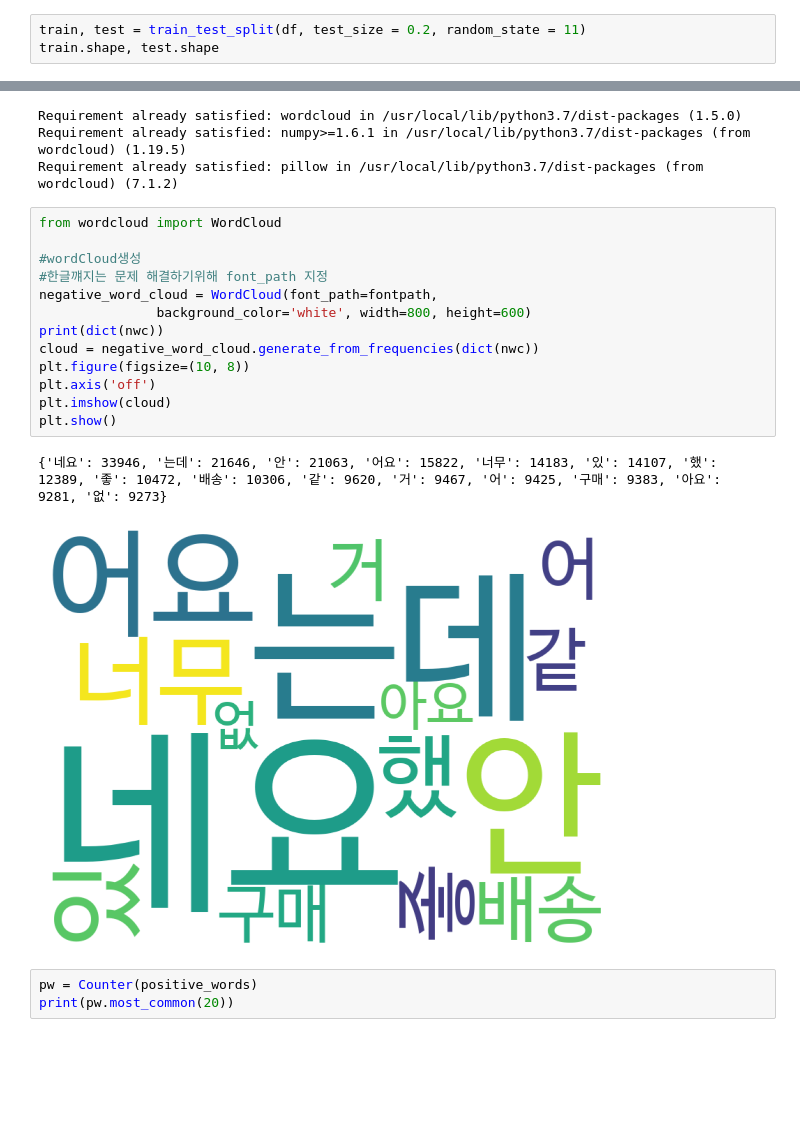
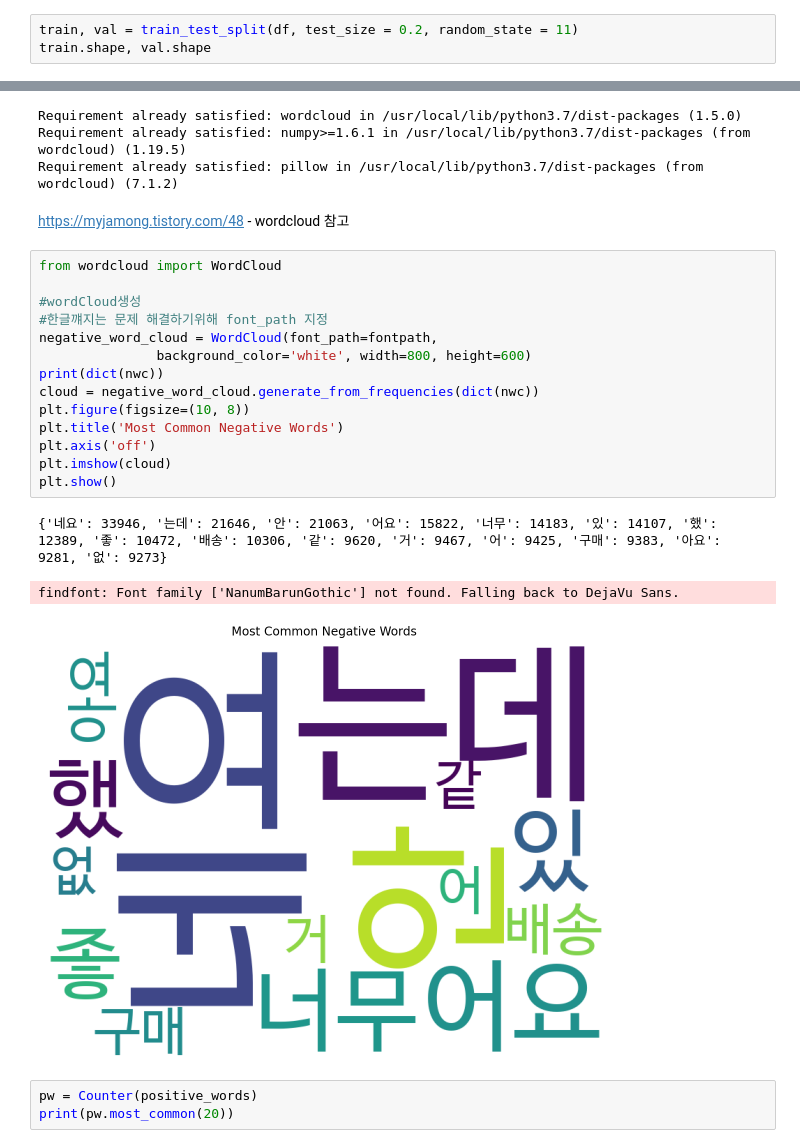
Before and after one commit to threegenie/sentiment_project, a Jupyter notebook: sentiment_project.ipynb, the cells around one changed output, grey strips where cells are left out. Saved outputs shown, nothing was run; the diff lists cells and outputs as text; blank space fills up the shorter version.

```diff
--- a/sentiment_project.ipynb
+++ b/sentiment_project.ipynb
@@ -106,7 +108,7 @@ df.shape
 # %% [markdown]
 #### 훈련, 테스트셋 분리
 # %%
-train, test = train_test_split(df, test_size = 0.2, random_state = 11)
-train.shape, test.shape
+train, val = train_test_split(df, test_size = 0.2, random_state = 11)
+train.shape, val.shape
 # %% [output]
 ((160000, 2), (40000, 2))
@@ -214,22 +235,26 @@ nwc = nw.most_common(15)
 Requirement already satisfied: wordcloud in /usr/local/lib/python3.7/dist-packages (1.5.0)
 Requirement already satisfied: numpy>=1.6.1 in /usr/local/lib/python3.7/dist-packages (from wordcloud) (1.19.5)
 Requirement already satisfied: pillow in /usr/local/lib/python3.7/dist-packages (from wordcloud) (7.1.2)
+# %% [markdown]
+https://myjamong.tistory.com/48 - wordcloud 참고
 # %%
 from wordcloud import WordCloud
 
 #wordCloud생성
 #한글꺠지는 문제 해결하기위해 font_path 지정
 negative_word_cloud = WordCloud(font_path=fontpath,
                background_color='white', width=800, height=600)
 print(dict(nwc))
 cloud = negative_word_cloud.generate_from_frequencies(dict(nwc))
 plt.figure(figsize=(10, 8))
+plt.title('Most Common Negative Words')
 plt.axis('off')
 plt.imshow(cloud)
 plt.show()
 # %% [output]
 {'네요': 33946, '는데': 21646, '안': 21063, '어요': 15822, '너무': 14183, '있': 14107, '했': 12389, '좋': 10472, '배송': 10306, '같': 9620, '거': 9467, '어': 9425, '구매': 9383, '아요': 9281, '없': 9273}
+findfont: Font family ['NanumBarunGothic'] not found. Falling back to DejaVu Sans.
-[figure, old version]
+[figure, new version]
 # %%
 pw = Counter(positive_words)
 print(pw.most_common(20))
```
Also changed, not shown: parts of 30 cells of this notebook.
